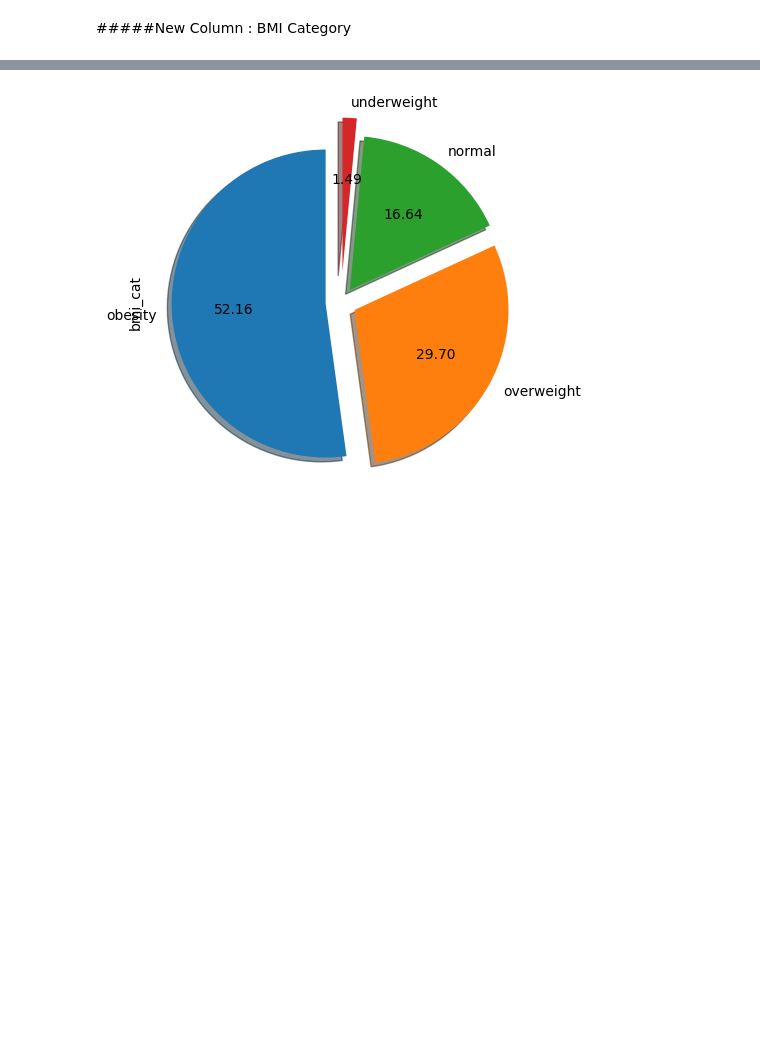
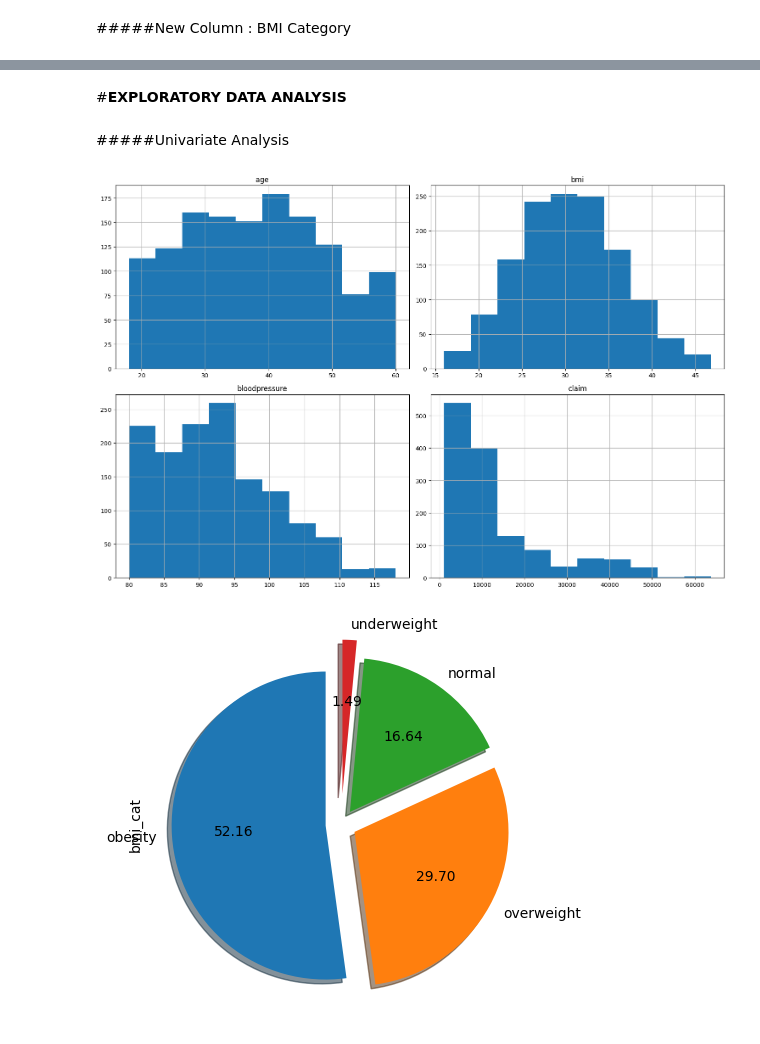
Before and after one commit to vishalsoni7575/Insurance-Price-Analysis, a Jupyter notebook: Insurance_Price_Analysis.ipynb, the cells around one changed output, grey strips where cells are left out. Saved outputs shown, nothing was run; the diff lists cells and outputs as text; code cells hidden in the pictures; blank space fills up the shorter version.

```diff
--- a/Insurance_Price_Analysis.ipynb
+++ b/Insurance_Price_Analysis.ipynb
@@ -320 +381,15 @@ df["bmi_cat"] = df["bmi"].apply(lambda x: bmi_categories(x)).copy()
+# %% [markdown]
+#**EXPLORATORY DATA ANALYSIS**
+# %% [markdown]
+#####Univariate Analysis
+# %%
+#Plotting all numerical attributes
+plot_columns = ['age', 'bmi', 'bloodpressure','claim']
+df[plot_columns].hist(figsize=(15, 10))
+
+#tight_layout - automatically adjust the spacing between subplots in a figure to prevent overlapping or excessive white space.
+plt.tight_layout()
+plt.show()
+# %% [output]
+[figure, added]
 # %%
```
Also changed, not shown: parts of 52 cells of this notebook.
